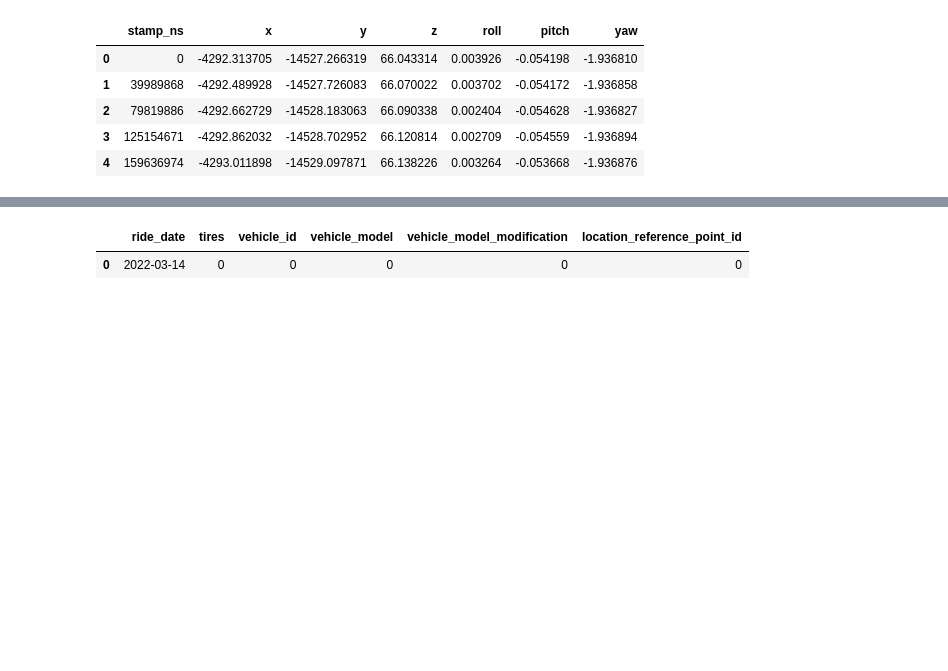
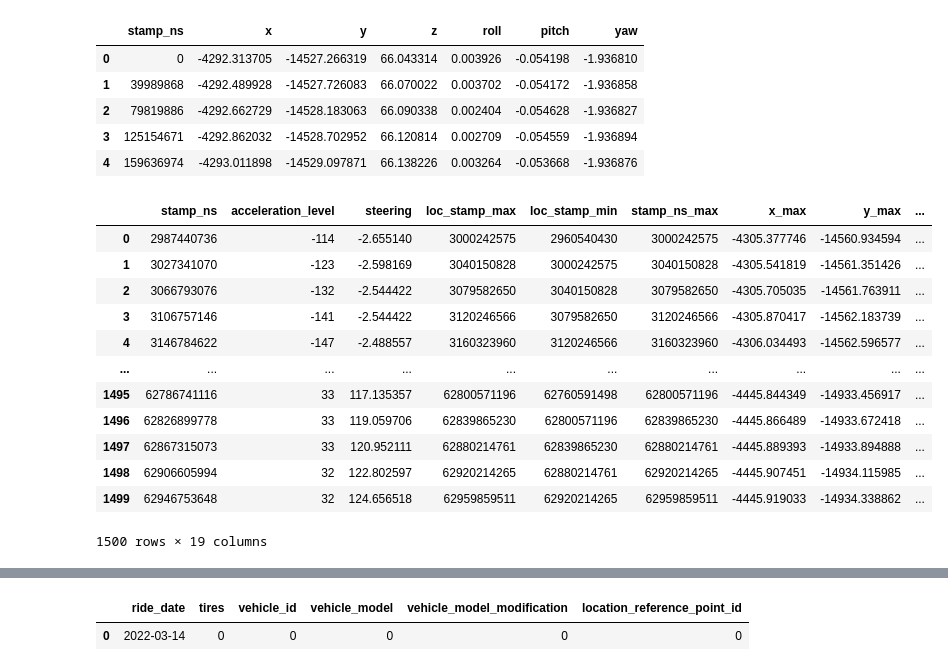
Before and after one commit to rvegrc/self_drive, a Jupyter notebook: self-driveing.ipynb, the cells around one changed output, grey strips where cells are left out. Cells and saved outputs as stored; diff of their text form; code cells hidden in the pictures; blank space fills up the shorter version.

Commit message:
find new x for control

```diff
--- a/self-driveing.ipynb
+++ b/self-driveing.ipynb
@@ -180,3 +163,28 @@ localization_temp.head()
 | 2 | 79819886 | -4292.662729 | -14528.183063 | 66.090338 | 0.002404 | -0.054628 | -1.936827 |
 | 3 | 125154671 | -4292.862032 | -14528.702952 | 66.120814 | 0.002709 | -0.054559 | -1.936894 |
 | 4 | 159636974 | -4293.011898 | -14529.097871 | 66.138226 | 0.003264 | -0.053668 | -1.936876 |
+# %%
+control_temp['loc_stamp_max'] = control_temp['stamp_ns'].apply(lambda x: localization_temp[localization_temp['stamp_ns'] >= x]['stamp_ns'].min())
+control_temp['loc_stamp_min'] = control_temp['stamp_ns'].apply(lambda x: localization_temp[localization_temp['stamp_ns'] < x]['stamp_ns'].max())
+
+control_temp_m = (control_temp.merge(localization_temp, left_on='loc_stamp_max', right_on='stamp_ns', how='left', suffixes=('', '_max'))
+                  .merge(localization_temp, left_on='loc_stamp_min', right_on='stamp_ns', how='left', suffixes=('', '_min'))
+)
+
+control_temp_m.rename(columns={'x':'x_max', 'y':'y_max', 'z':'z_max', 'roll':'roll_max', 'pitch':'pitch_max', 'yaw':'yaw_max'}, inplace=True)
+# %%
+control_temp_m
+# %% [output]
+|  | stamp_ns | acceleration_level | steering | loc_stamp_max | loc_stamp_min | stamp_ns_max | x_max | y_max | ... |
+| 0 | 2987440736 | -114 | -2.655140 | 3000242575 | 2960540430 | 3000242575 | -4305.377746 | -14560.934594 | ... |
+| 1 | 3027341070 | -123 | -2.598169 | 3040150828 | 3000242575 | 3040150828 | -4305.541819 | -14561.351426 | ... |
+| 2 | 3066793076 | -132 | -2.544422 | 3079582650 | 3040150828 | 3079582650 | -4305.705035 | -14561.763911 | ... |
+| 3 | 3106757146 | -141 | -2.544422 | 3120246566 | 3079582650 | 3120246566 | -4305.870417 | -14562.183739 | ... |
+| 4 | 3146784622 | -147 | -2.488557 | 3160323960 | 3120246566 | 3160323960 | -4306.034493 | -14562.596577 | ... |
+| ... | ... | ... | ... | ... | ... | ... | ... | ... | ... |
+| 1495 | 62786741116 | 33 | 117.135357 | 62800571196 | 62760591498 | 62800571196 | -4445.844349 | -14933.456917 | ... |
+| 1496 | 62826899778 | 33 | 119.059706 | 62839865230 | 62800571196 | 62839865230 | -4445.866489 | -14933.672418 | ... |
+| 1497 | 62867315073 | 33 | 120.952111 | 62880214761 | 62839865230 | 62880214761 | -4445.889393 | -14933.894888 | ... |
+| 1498 | 62906605994 | 32 | 122.802597 | 62920214265 | 62880214761 | 62920214265 | -4445.907451 | -14934.115985 | ... |
+| 1499 | 62946753648 | 32 | 124.656518 | 62959859511 | 62920214265 | 62959859511 | -4445.919033 | -14934.338862 | ... |
+1500 rows × 19 columns
```
Also changed, not shown: parts of 5 cells of this notebook.
